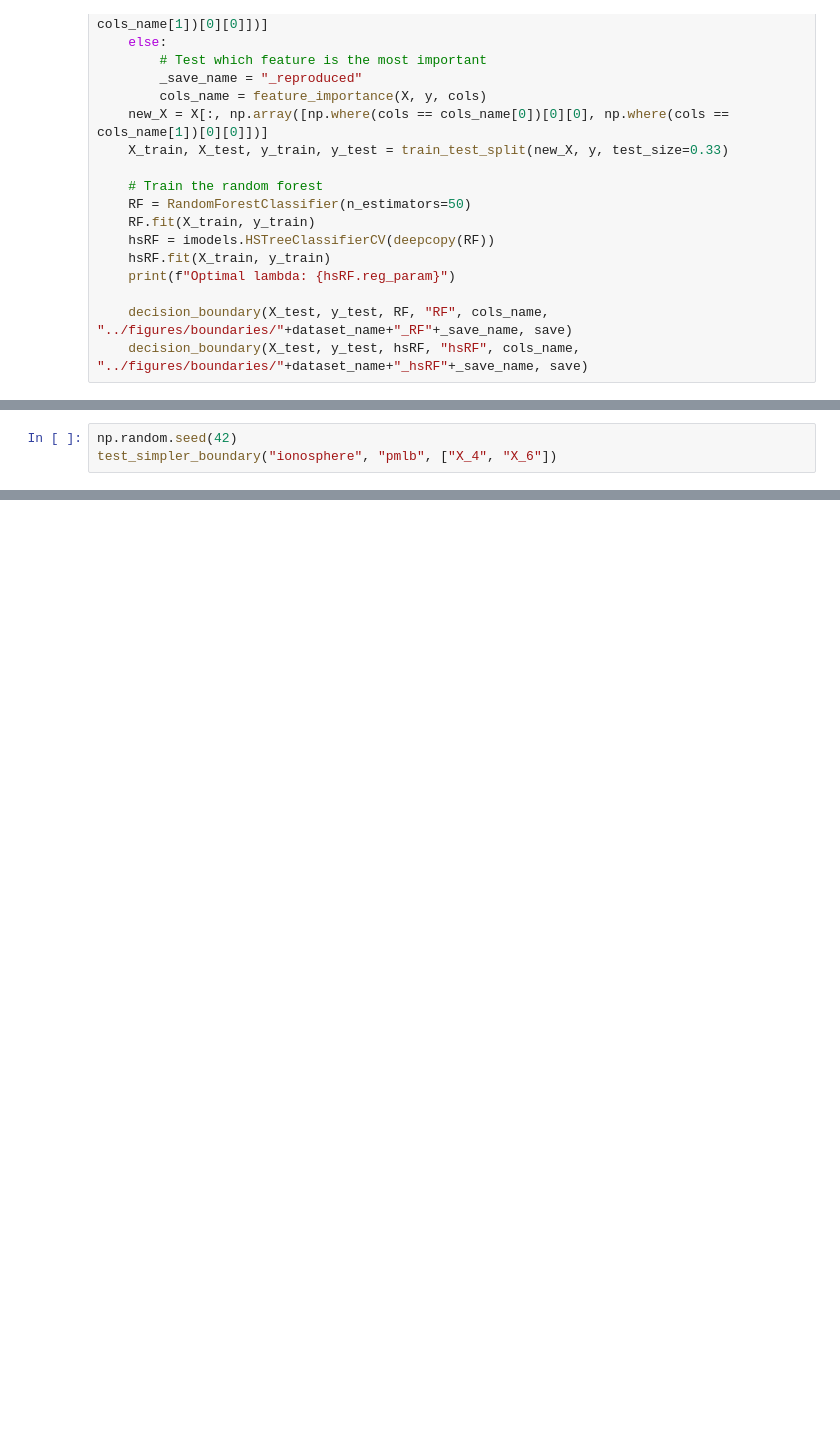
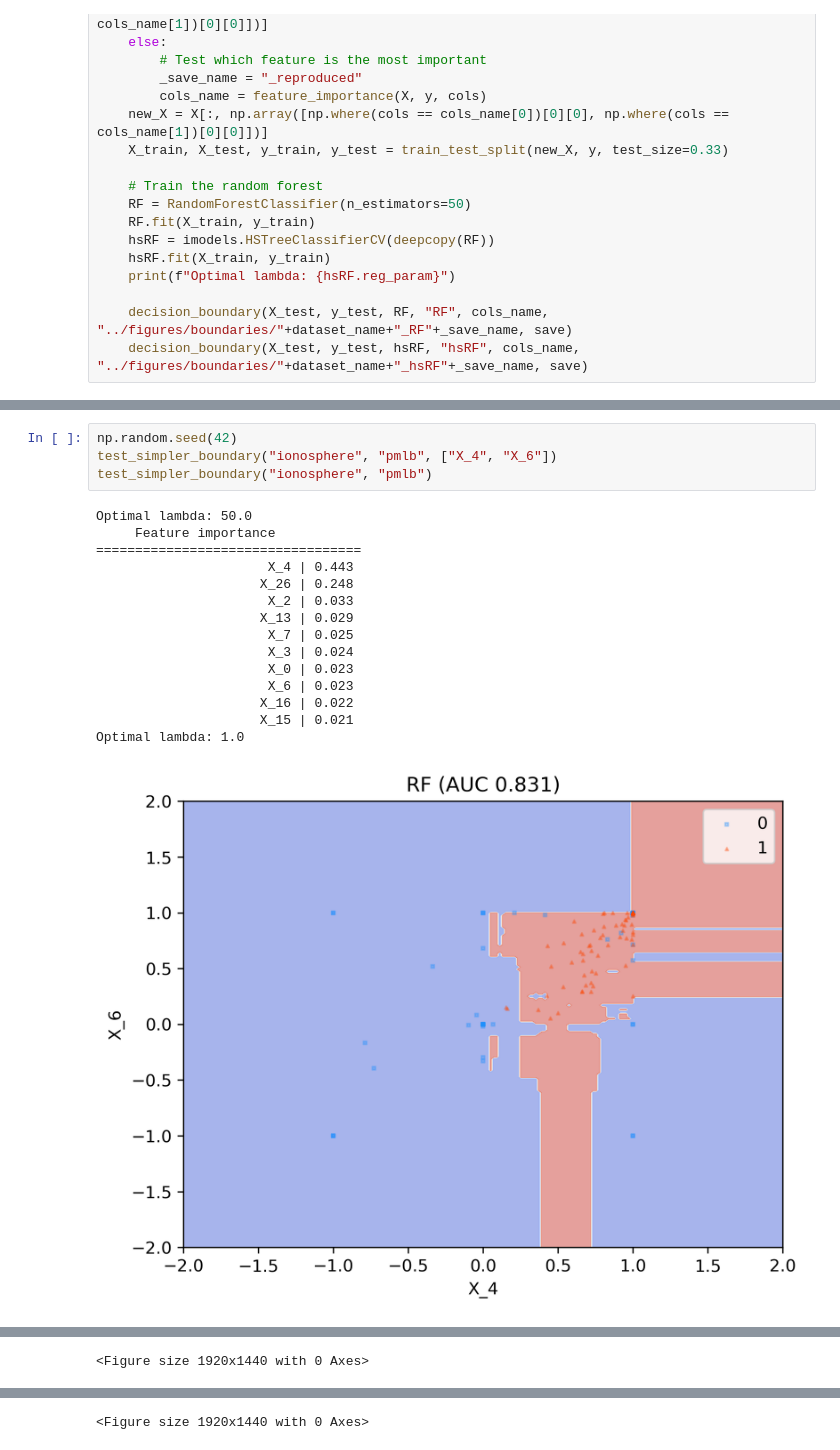
Before and after one commit to do8572/MLDS, a Jupyter notebook: src/Claim 3.1. - HS removes sampling artifacts and simplifies boundaries.ipynb, the cells around one changed output, grey strips where cells are left out. Drawn from its saved outputs; the diff is of its cells as text; blank space fills up the shorter version.

```diff
--- a/src/Claim 3.1. - HS removes sampling artifacts and simplifies boundaries.ipynb
+++ b/src/Claim 3.1. - HS removes sampling artifacts and simplifies boundaries.ipynb
@@ -81,3 +140,20 @@ test_simpler_boundary("haberman", "imodels", ["Age_of_patient_at_time_of_operati
 # %%
 np.random.seed(42)
 test_simpler_boundary("ionosphere", "pmlb", ["X_4", "X_6"])
+test_simpler_boundary("ionosphere", "pmlb")
+# %% [output]
+Optimal lambda: 50.0
+     Feature importance
+==================================
+                      X_4 | 0.443
+                     X_26 | 0.248
+                      X_2 | 0.033
+                     X_13 | 0.029
+                      X_7 | 0.025
+                      X_3 | 0.024
+                      X_0 | 0.023
+                      X_6 | 0.023
+                     X_16 | 0.022
+                     X_15 | 0.021
+Optimal lambda: 1.0
+[figure, added]
@@ -83,0 +161 @@ test_simpler_boundary("ionosphere", "pmlb", ["X_4", "X_6"])
+<Figure size 1920x1440 with 0 Axes>
@@ -83,0 +163 @@ test_simpler_boundary("ionosphere", "pmlb", ["X_4", "X_6"])
+<Figure size 1920x1440 with 0 Axes>
```
Also changed, not shown: parts of 8 cells of this notebook, 44 other files.
